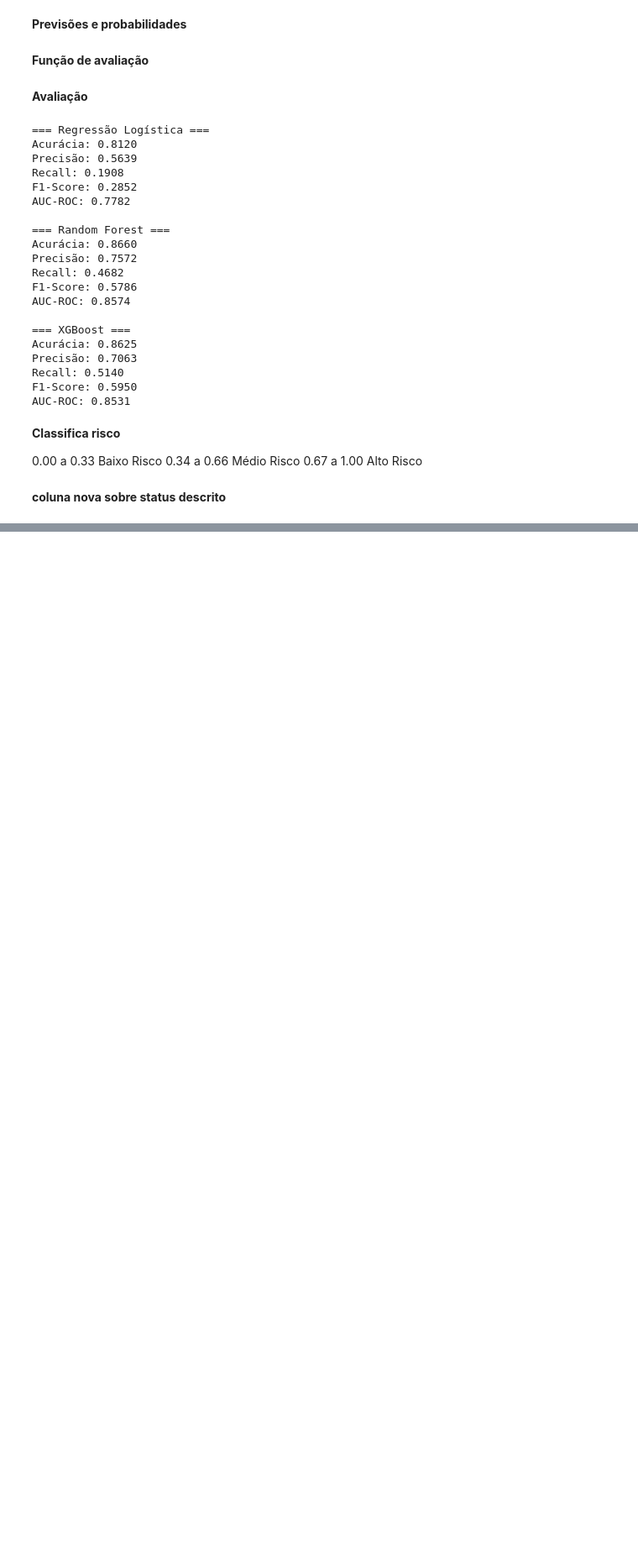
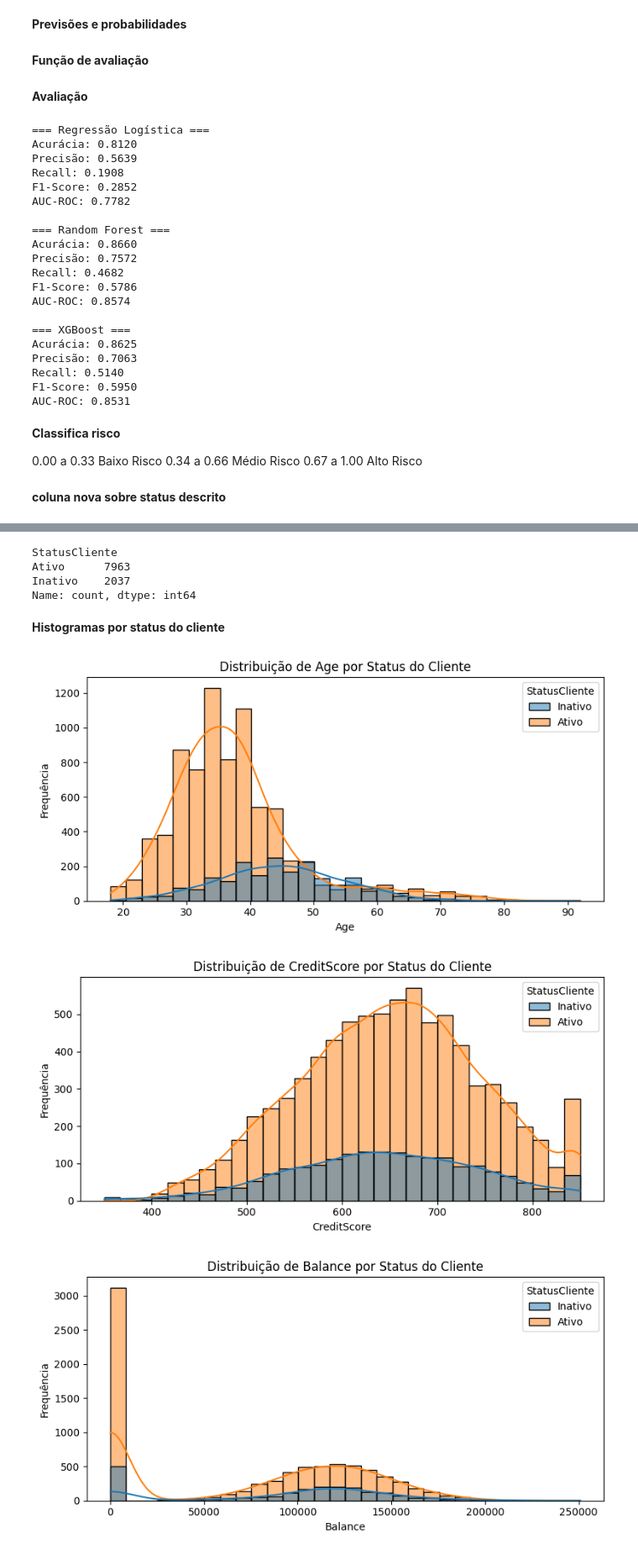
Before and after one commit to AlexMatheusAlves/modelos_churn, a Jupyter notebook: Modelo_preditivos_Churn.ipynb, the cells around one changed output, grey strips where cells are left out. Shown: that part at 84% size. Drawn from its saved outputs; the diff is of its cells as text; code cells hidden in the pictures; blank space fills up the shorter version.

```diff
--- a/Modelo_preditivos_Churn.ipynb
+++ b/Modelo_preditivos_Churn.ipynb
@@ -163,0 +167,24 @@ df.to_excel('Churn_Modelling_tratado_v2.xlsx', index=False)
+# %%
+# Contagem de churn vs não churn
+print(df['StatusCliente'].value_counts())
+# %% [output]
+StatusCliente
+Ativo      7963
+Inativo    2037
+Name: count, dtype: int64
+# %% [markdown]
+**Histogramas por status do cliente**
+# %%
+# Comparando distribuições por churn
+for coluna in ['Age', 'CreditScore', 'Balance', 'EstimatedSalary']:
+    plt.figure(figsize=(8, 4))
+    sns.histplot(data=df, x=coluna, hue='StatusCliente', kde=True, bins=30)
+    plt.title(f'Distribuição de {coluna} por Status do Cliente')
+    plt.xlabel(coluna)
+    plt.ylabel('Frequência')
+    plt.tight_layout()
+    plt.show()
+# %% [output]
+[figure, added]
+[figure, added]
+[figure, added]
```
Also changed, not shown: parts of 4 cells of this notebook.
